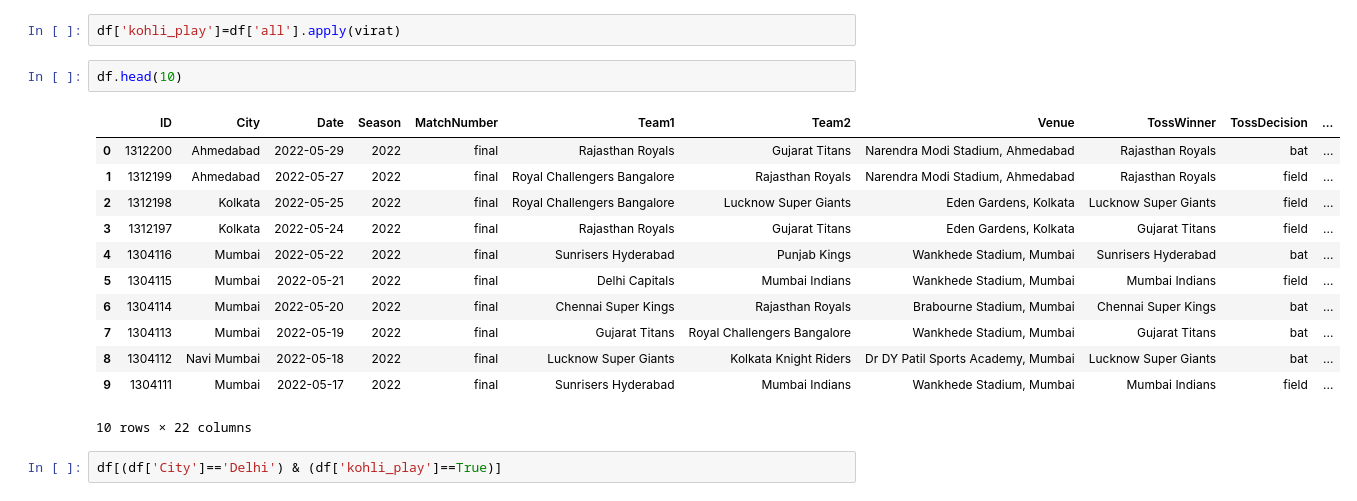
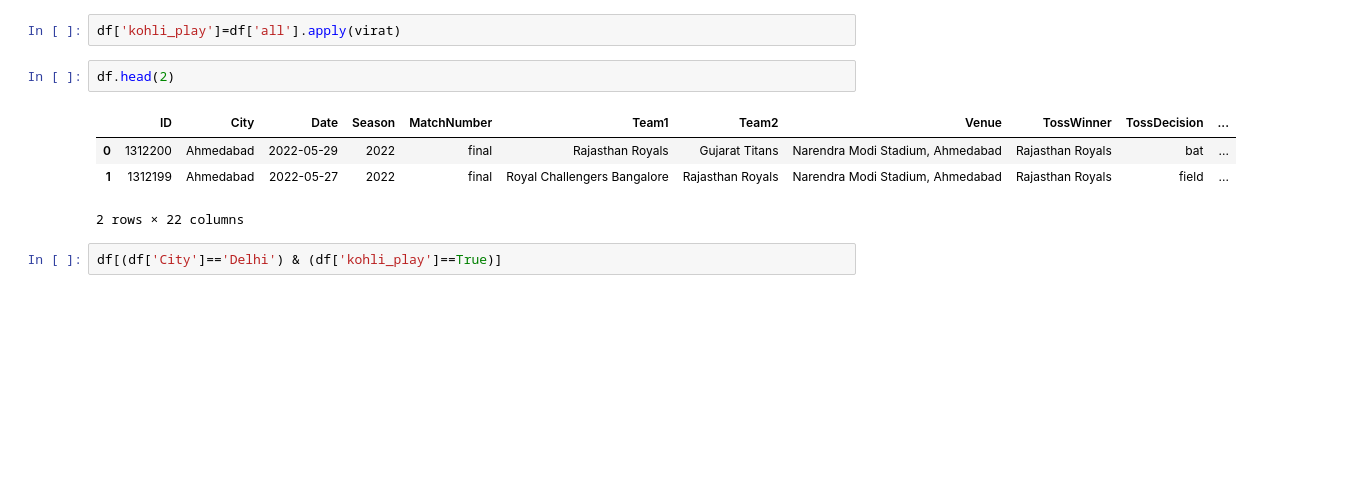
Before and after one commit to Ganesh20000/100_day_of_code, a Jupyter notebook: pandas/session18.ipynb, the cells around one changed output. Drawn from its saved outputs; the diff is of its cells as text; blank space fills up the shorter version.

```diff
--- a/pandas/session18.ipynb
+++ b/pandas/session18.ipynb
@@ -471,20 +471,12 @@ Name: count, dtype: int64
 # %%
 df['kohli_play']=df['all'].apply(virat)
 # %%
-df.head(10)
+df.head(2)
 # %% [output]
 |  | ID | City | Date | Season | MatchNumber | Team1 | Team2 | Venue | TossWinner | TossDecision | ... |
 | 0 | 1312200 | Ahmedabad | 2022-05-29 | 2022 | final | Rajasthan Royals | Gujarat Titans | Narendra Modi Stadium, Ahmedabad | Rajasthan Royals | bat | ... |
 | 1 | 1312199 | Ahmedabad | 2022-05-27 | 2022 | final | Royal Challengers Bangalore | Rajasthan Royals | Narendra Modi Stadium, Ahmedabad | Rajasthan Royals | field | ... |
-| 2 | 1312198 | Kolkata | 2022-05-25 | 2022 | final | Royal Challengers Bangalore | Lucknow Super Giants | Eden Gardens, Kolkata | Lucknow Super Giants | field | ... |
-| 3 | 1312197 | Kolkata | 2022-05-24 | 2022 | final | Rajasthan Royals | Gujarat Titans | Eden Gardens, Kolkata | Gujarat Titans | field | ... |
-| 4 | 1304116 | Mumbai | 2022-05-22 | 2022 | final | Sunrisers Hyderabad | Punjab Kings | Wankhede Stadium, Mumbai | Sunrisers Hyderabad | bat | ... |
-| 5 | 1304115 | Mumbai | 2022-05-21 | 2022 | final | Delhi Capitals | Mumbai Indians | Wankhede Stadium, Mumbai | Mumbai Indians | field | ... |
-| 6 | 1304114 | Mumbai | 2022-05-20 | 2022 | final | Chennai Super Kings | Rajasthan Royals | Brabourne Stadium, Mumbai | Chennai Super Kings | bat | ... |
-| 7 | 1304113 | Mumbai | 2022-05-19 | 2022 | final | Gujarat Titans | Royal Challengers Bangalore | Wankhede Stadium, Mumbai | Gujarat Titans | bat | ... |
-| 8 | 1304112 | Navi Mumbai | 2022-05-18 | 2022 | final | Lucknow Super Giants | Kolkata Knight Riders | Dr DY Patil Sports Academy, Mumbai | Lucknow Super Giants | bat | ... |
-| 9 | 1304111 | Mumbai | 2022-05-17 | 2022 | final | Sunrisers Hyderabad | Mumbai Indians | Wankhede Stadium, Mumbai | Mumbai Indians | field | ... |
-10 rows × 22 columns
+2 rows × 22 columns
 # %%
 df[(df['City']=='Delhi') & (df['kohli_play']==True)]
 # %% [output]
```
Also changed, not shown: parts of 37 cells of this notebook, 1 other file.
